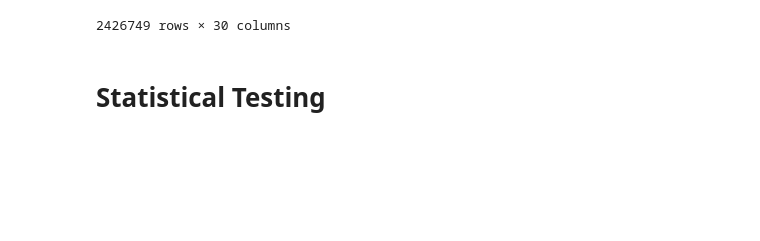
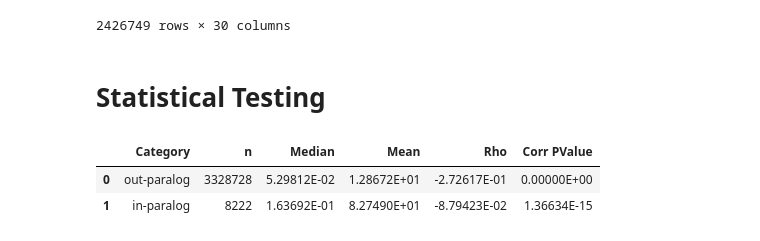
Before and after one commit to AndrewH72/Gene-Duplication, a Jupyter notebook: scripts/createMasterTables.ipynb, the cells around one changed output. Saved outputs shown, nothing was run; the diff lists cells and outputs as text; code cells hidden in the pictures; blank space fills up the shorter version.

```diff
--- a/scripts/createMasterTables.ipynb
+++ b/scripts/createMasterTables.ipynb
@@ -189,18 +189,18 @@ display(masterTableMouse)
 # %%
 statisticsDFHuman = pd.DataFrame({
     "Category": ["out-paralog", "in-paralog"],
-    "n": "",
-    "Median": "",
-    "Mean": "",
-    "Rho": "",
-    "Corr PValue" : ""
+    "n": 0.0,
+    "Median": 0.0,
+    "Mean": 0.0,
+    "Rho": 0.0,
+    "Corr PValue" : 0.0
 })
 
 statisticsDFMouse = pd.DataFrame({
     "Category": ["out-paralog", "in-paralog"],
-    "n": "",
-    "Median": "",
-    "Mean": "",
-    "Rho": "",
-    "Corr PValue" : ""
+    "n": 0.0,
+    "Median": 0.0,
+    "Mean": 0.0,
+    "Rho": 0.0,
+    "Corr PValue" : 0.0
 })
@@ -250,3 +262,9 @@ for distMetric in masterTableHuman.columns[5:10]:
 
     dfListHuman.append(statisticsDFHuman.copy())
     dfListMouse.append(statisticsDFMouse.copy())
+# %%
+dfListHuman[0]
+# %% [output]
+|  | Category | n | Median | Mean | Rho | Corr PValue |
+| 0 | out-paralog | 3328728 | 5.29812E-02 | 1.28672E+01 | -2.72617E-01 | 0.00000E+00 |
+| 1 | in-paralog | 8222 | 1.63692E-01 | 8.27490E+01 | -8.79423E-02 | 1.36634E-15 |
```
Also changed, not shown: parts of 4 cells of this notebook, 3 other files.
